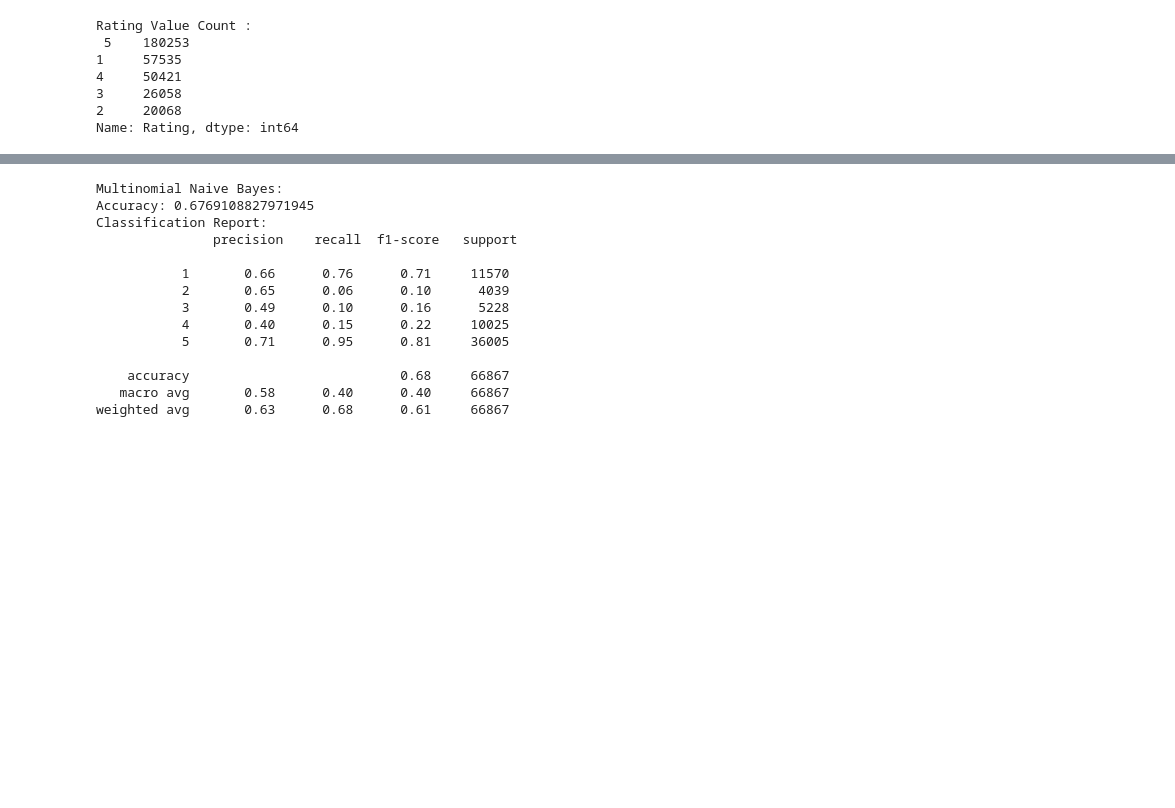
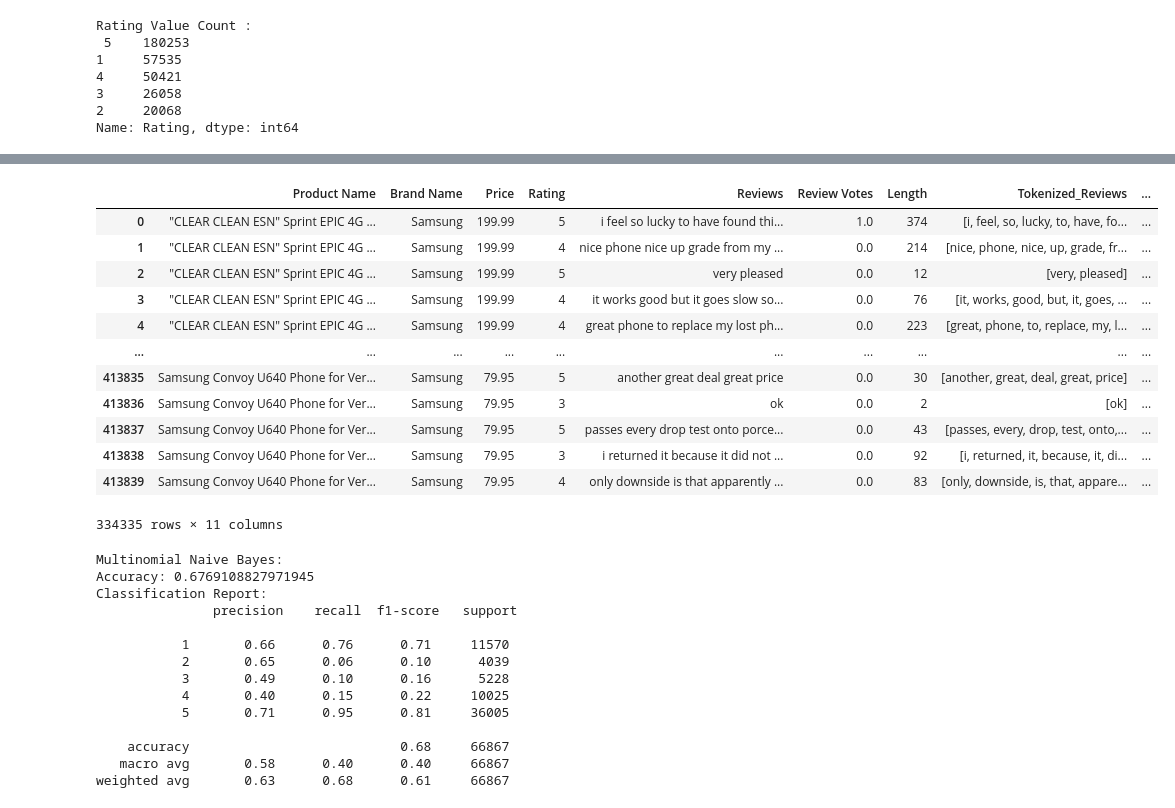
Before and after one commit to bhallimk/Capstone_Project_2024, a Jupyter notebook: Capstone_Project.ipynb, the cells around one changed output, grey strips where cells are left out. Saved outputs shown, nothing was run; the diff lists cells and outputs as text; code cells hidden in the pictures; blank space fills up the shorter version.

```diff
--- a/Capstone_Project.ipynb
+++ b/Capstone_Project.ipynb
@@ -270,3 +300,19 @@ df['Stemmed_Reviews'] = df['Filtered_Reviews'].apply(lambda x: [ps.stem(word) fo
+# %%
+df
+# %% [output]
+|  | Product Name | Brand Name | Price | Rating | Reviews | Review Votes | Length | Tokenized_Reviews | ... |
+| 0 | "CLEAR CLEAN ESN" Sprint EPIC 4G ... | Samsung | 199.99 | 5 | i feel so lucky to have found thi... | 1.0 | 374 | [i, feel, so, lucky, to, have, fo... | ... |
+| 1 | "CLEAR CLEAN ESN" Sprint EPIC 4G ... | Samsung | 199.99 | 4 | nice phone nice up grade from my ... | 0.0 | 214 | [nice, phone, nice, up, grade, fr... | ... |
+| 2 | "CLEAR CLEAN ESN" Sprint EPIC 4G ... | Samsung | 199.99 | 5 | very pleased | 0.0 | 12 | [very, pleased] | ... |
+| 3 | "CLEAR CLEAN ESN" Sprint EPIC 4G ... | Samsung | 199.99 | 4 | it works good but it goes slow so... | 0.0 | 76 | [it, works, good, but, it, goes, ... | ... |
+| 4 | "CLEAR CLEAN ESN" Sprint EPIC 4G ... | Samsung | 199.99 | 4 | great phone to replace my lost ph... | 0.0 | 223 | [great, phone, to, replace, my, l... | ... |
+| ... | ... | ... | ... | ... | ... | ... | ... | ... | ... |
+| 413835 | Samsung Convoy U640 Phone for Ver... | Samsung | 79.95 | 5 | another great deal great price | 0.0 | 30 | [another, great, deal, great, price] | ... |
+| 413836 | Samsung Convoy U640 Phone for Ver... | Samsung | 79.95 | 3 | ok | 0.0 | 2 | [ok] | ... |
+| 413837 | Samsung Convoy U640 Phone for Ver... | Samsung | 79.95 | 5 | passes every drop test onto porce... | 0.0 | 43 | [passes, every, drop, test, onto,... | ... |
+| 413838 | Samsung Convoy U640 Phone for Ver... | Samsung | 79.95 | 3 | i returned it because it did not ... | 0.0 | 92 | [i, returned, it, because, it, di... | ... |
+| 413839 | Samsung Convoy U640 Phone for Ver... | Samsung | 79.95 | 4 | only downside is that apparently ... | 0.0 | 83 | [only, downside, is, that, appare... | ... |
+334335 rows × 11 columns
 # %%
 # Feature Extraction - TF-IDF
 tfidf_vectorizer = TfidfVectorizer(max_features=5000)
```
Also changed, not shown: parts of 9 cells of this notebook.
